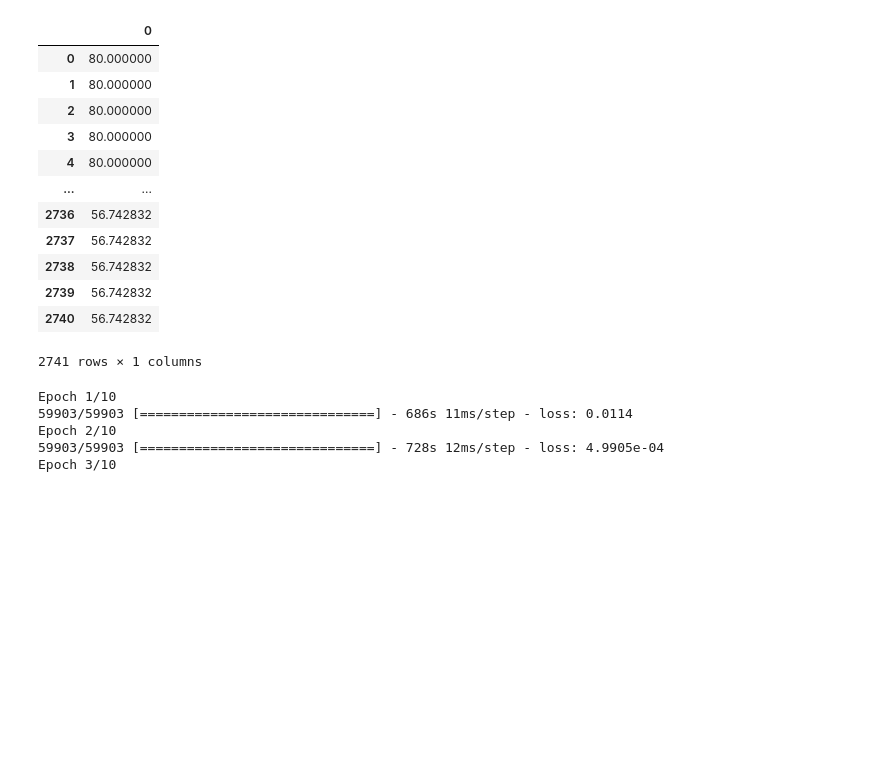
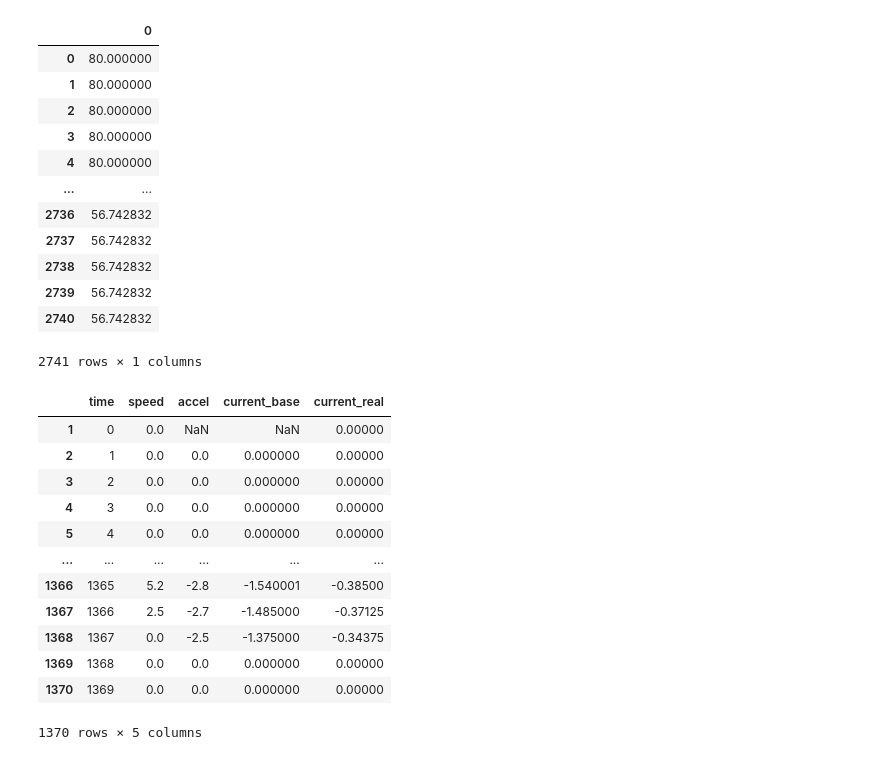
Before and after one commit to pierredm1/4th-Year-Imperial-Thesis, a Jupyter notebook: notebooks/v2-NoTemp.ipynb, the cells around one changed output. Saved outputs shown, nothing was run; the diff lists cells and outputs as text; code cells hidden in the pictures; blank space fills up the shorter version.

```diff
--- a/notebooks/v2-NoTemp.ipynb
+++ b/notebooks/v2-NoTemp.ipynb
@@ -749,7 +753,21 @@ for i in df_us06['current_base'].index:
     if df_us06.loc[i:i,'current_base'].max()==0:
         df_us06.loc[i:i,'current_real'] = 0
 # %%
-len(df_udds)
+df_udds
+# %% [output]
+|  | time | speed | accel | current_base | current_real |
+| 1 | 0 | 0.0 | NaN | NaN | 0.00000 |
+| 2 | 1 | 0.0 | 0.0 | 0.000000 | 0.00000 |
+| 3 | 2 | 0.0 | 0.0 | 0.000000 | 0.00000 |
+| 4 | 3 | 0.0 | 0.0 | 0.000000 | 0.00000 |
+| 5 | 4 | 0.0 | 0.0 | 0.000000 | 0.00000 |
+| ... | ... | ... | ... | ... | ... |
+| 1366 | 1365 | 5.2 | -2.8 | -1.540001 | -0.38500 |
+| 1367 | 1366 | 2.5 | -2.7 | -1.485000 | -0.37125 |
+| 1368 | 1367 | 0.0 | -2.5 | -1.375000 | -0.34375 |
+| 1369 | 1368 | 0.0 | 0.0 | 0.000000 | 0.00000 |
+| 1370 | 1369 | 0.0 | 0.0 | 0.000000 | 0.00000 |
+1370 rows × 5 columns
 # %%
 dict_output = {name:col.values for name,col in df_udds.items()}
 destination_folder_path = '../raw_data/'
@@ -758,65 +776,3 @@ scipy.io.savemat(os.path.join(destination_folder_path, 'test_v1_mat_udds.mat'),
 dict_output = {name:col.values for name,col in df_us06.items()}
 destination_folder_path = '../raw_data/'
 scipy.io.savemat(os.path.join(destination_folder_path, 'test_v1_mat_us06.mat'), dict_output)
-# %%
-import pandas as pd
-import numpy as np
-import keras
-import matplotlib.pyplot as plt
-from sklearn.preprocessing import MinMaxScaler
-from pandas.plotting import register_matplotlib_converters
-register_matplotlib_converters()
-from keras.preprocessing.sequence import TimeseriesGenerator
-from keras.models import Sequential
-from keras.layers import Dense
-from keras.layers import LSTM
-
-df = pd.concat(map(pd.read_csv, glob.glob(os.path.join('', "../../thesis/raw_data/results/*.txt")))) # read data
-y_col='SOC_tot' # define y variable, i.e., what we want to predict
-
-test_size = int(len(df) * 0.1) # here I ask that the test data will be 10% (0.1) of the entire data
-train = df.iloc[:-test_size,:].copy()
-# Try using .loc[row_index,col_indexer] = value instead
-test = df.iloc[-test_size:,:].copy()
-
-
-X_train = train.drop(y_col,axis=1).copy()
-y_train = train[[y_col]].copy() # the double brakets here are to keep the y in dataframe format, otherwise it will be pandas Series
-
-Xscaler = MinMaxScaler(feature_range=(0, 1)) # scale so that all the X data will range from 0 to 1
-Xscaler.fit(X_train)
-scaled_X_train = Xscaler.transform(X_train)
-Yscaler = MinMaxScaler(feature_range=(0, 1))
-Yscaler.fit(y_train)
-scaled_y_train = Yscaler.transform(y_train)
-scaled_y_train = scaled_y_train.reshape(-1) # remove the second dimention from y so the shape changes from (n,1) to (n,)
-
-scaled_y_train = np.insert(scaled_y_train, 0, 0)
-scaled_y_train = np.delete(scaled_y_train, -1)
-n_input = 25 #how many samples/rows/timesteps to look in the past in order to forecast the next sample
-n_features= X_train.shape[1] # how many predictors/Xs/features we have to predict y
-b_size = 8 # Number of timeseries samples in each batch
-generator = TimeseriesGenerator(scaled_X_train, scaled_y_train, length=n_input, batch_size=b_size)
-
-model = Sequential()
-model.add(LSTM(8, activation='relu', input_shape=(n_input, n_features), return_sequences=True))
-model.add(LSTM(8, activation='relu',input_shape=(n_input, n_features)))
-
-model.add(Dense(1))
-model.compile(optimizer='adam', loss='mse')
-
-model.fit_generator(generator,epochs=10)
-
-X_test = test.drop(y_col,axis=1).copy()
-scaled_X_test = Xscaler.transform(X_test)
-test_generator = TimeseriesGenerator(scaled_X_test, np.zeros(len(X_test)), length=n_input, batch_size=b_size)
-
-y_pred_scaled = model.predict(test_generator)
-y_pred = Yscaler.inverse_transform(y_pred_scaled)
-results = pd.DataFrame({'y_true':test[y_col].values[n_input:],'y_pred':y_pred.ravel()})
-# %% [output]
-Epoch 1/10
-59903/59903 [==============================] - 686s 11ms/step - loss: 0.0114
-Epoch 2/10
-59903/59903 [==============================] - 728s 12ms/step - loss: 4.9905e-04
-Epoch 3/10
```
Also changed, not shown: parts of 5 cells of this notebook.
